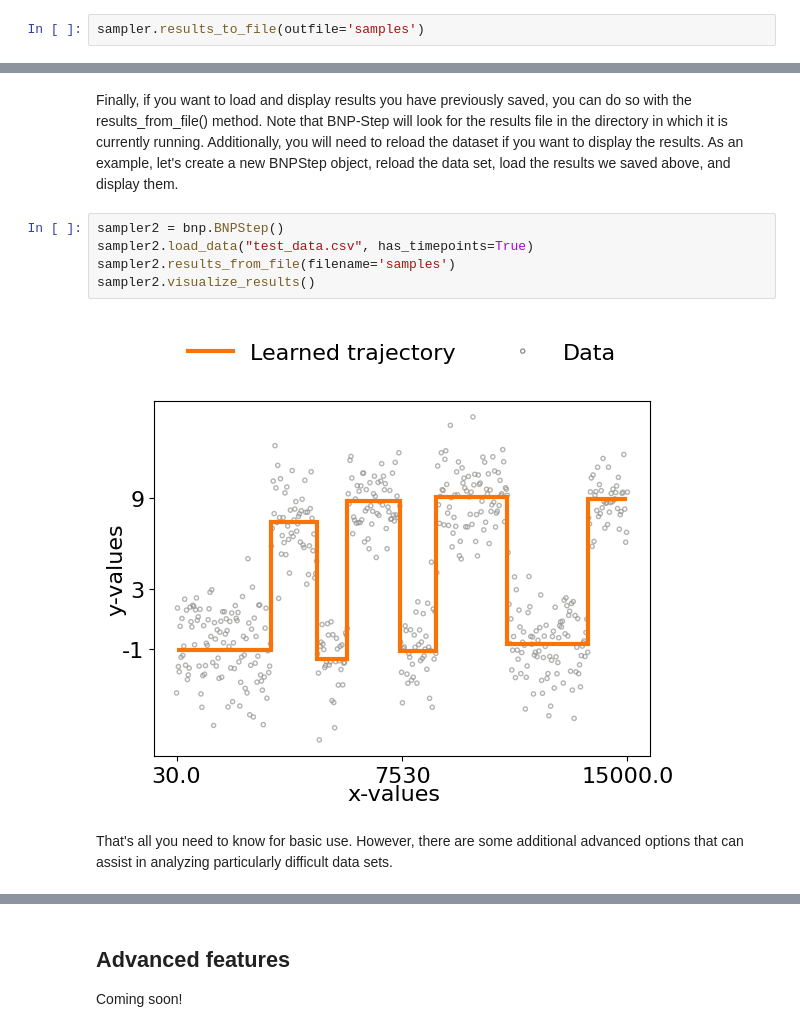
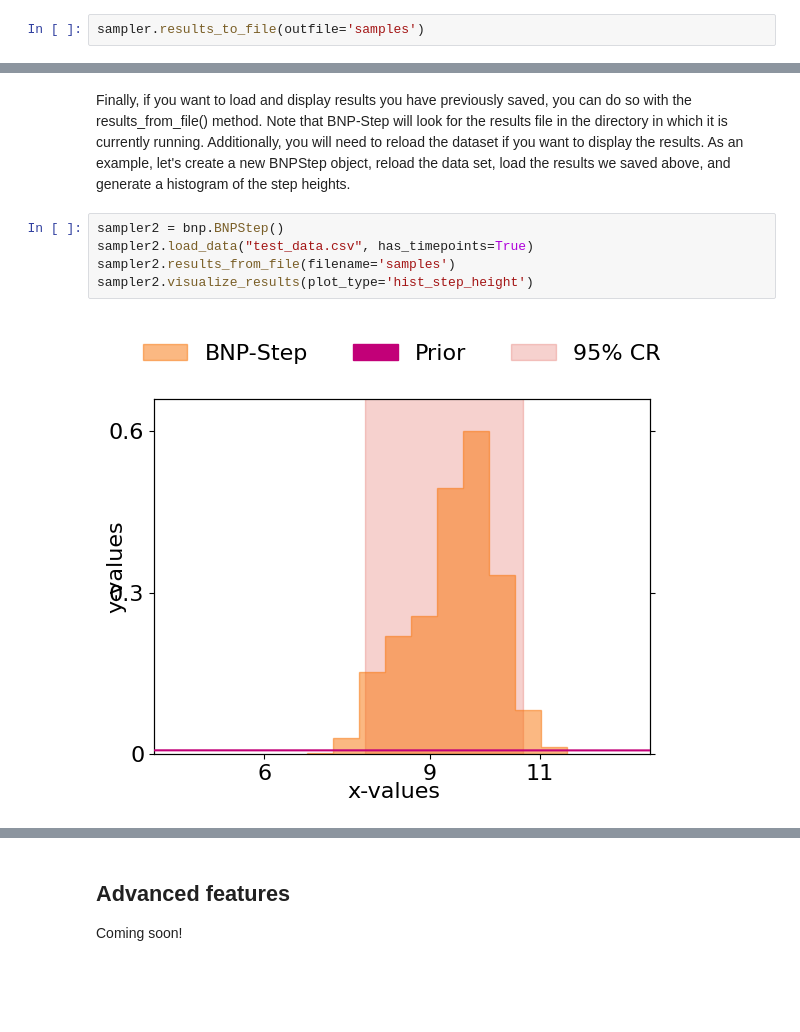
Before and after one commit to zyg1213/bnp-step_Yildiz, a Jupyter notebook: BNPStepTutorial.ipynb, the cells around one changed output, grey strips where cells are left out. Drawn from its saved outputs; the diff is of its cells as text; blank space fills up the shorter version.

```diff
--- a/BNPStepTutorial.ipynb
+++ b/BNPStepTutorial.ipynb
@@ -65,11 +73,9 @@ sampler.visualize_results()
 # %% [markdown]
-Finally, if you want to load and display results you have previously saved, you can do so with the results_from_file() method. Note that BNP-Step will look for the results file in the directory in which it is currently running. Additionally, you will need to reload the dataset if you want to display the results. As an example, let's create a new BNPStep object, reload the data set, load the results we saved above, and display them.
+Finally, if you want to load and display results you have previously saved, you can do so with the results_from_file() method. Note that BNP-Step will look for the results file in the directory in which it is currently running. Additionally, you will need to reload the dataset if you want to display the results. As an example, let's create a new BNPStep object, reload the data set, load the results we saved above, and generate a histogram of the step heights.
 # %%
 sampler2 = bnp.BNPStep()
 sampler2.load_data("test_data.csv", has_timepoints=True)
 sampler2.results_from_file(filename='samples')
-sampler2.visualize_results()
+sampler2.visualize_results(plot_type='hist_step_height')
 # %% [output]
-[figure, old version]
+[figure, new version]
-# %% [markdown]
-That's all you need to know for basic use. However, there are some additional advanced options that can assist in analyzing particularly difficult data sets.
```
Also changed, not shown: parts of 5 cells of this notebook, 1 other file.
